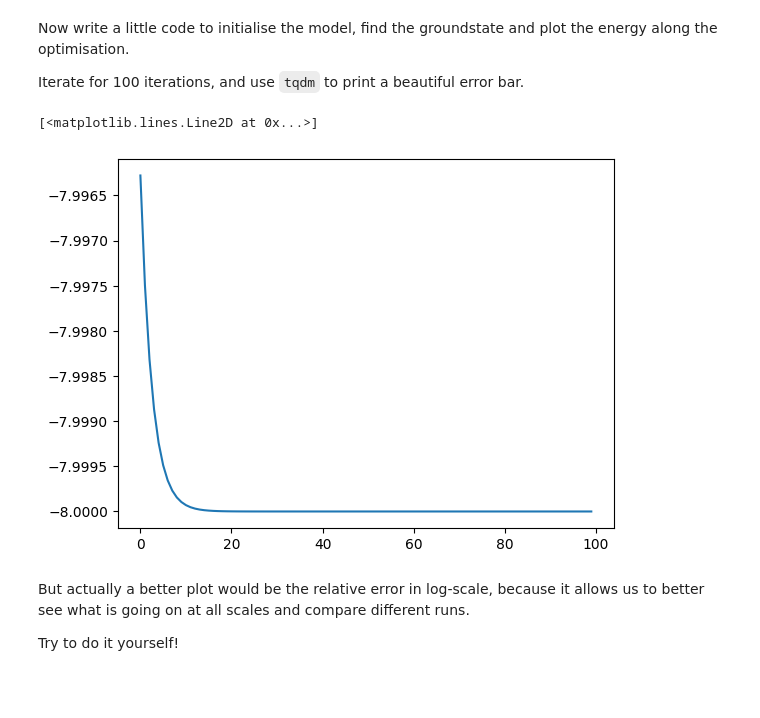
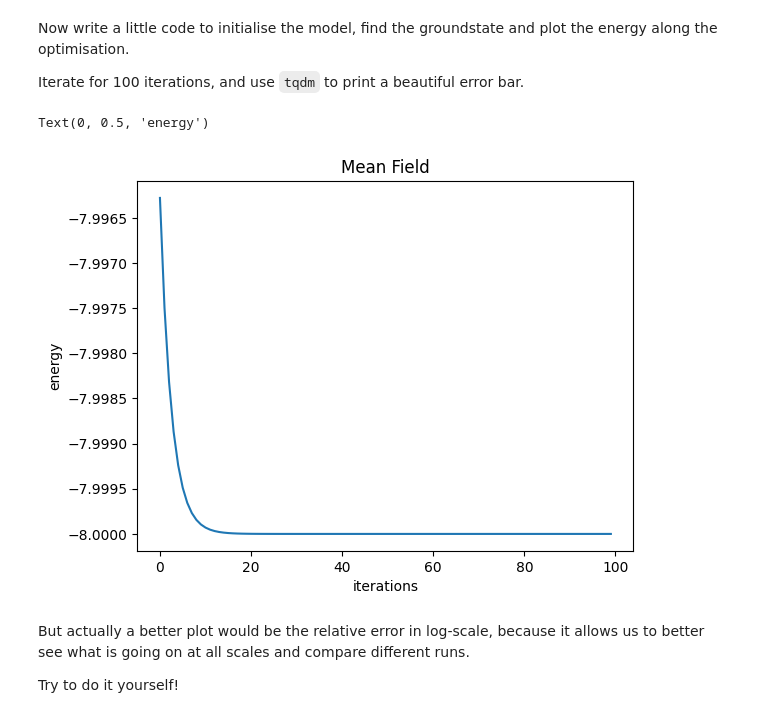
Before and after one commit to carsonmcvay17/class_project, a Jupyter notebook: different_polarization_Hamiltonian.ipynb, the cells around one changed output. Drawn from its saved outputs; the diff is of its cells as text; code cells hidden in the pictures; blank space fills up the shorter version.

```diff
--- a/different_polarization_Hamiltonian.ipynb
+++ b/different_polarization_Hamiltonian.ipynb
@@ -519,11 +519,14 @@ for i in tqdm(range(100)):
 # %%
 import matplotlib.pyplot as plt
 
 # to plot the data, access it!
 plt.plot(logger.data['Energy']['iters'], logger.data['Energy']['value'])
+plt.title("Mean Field")
+plt.xlabel("iterations")
+plt.ylabel("energy")
 # %% [output]
-[<matplotlib.lines.Line2D at 0x...>]
+Text(0, 0.5, 'energy')
-[figure, old version]
+[figure, new version]
 # %% [markdown]
 But actually a better plot would be the relative error in log-scale, because it allows us to better see what is going on at all scales and compare different runs.
 
```
Also changed, not shown: parts of 7 cells of this notebook.
